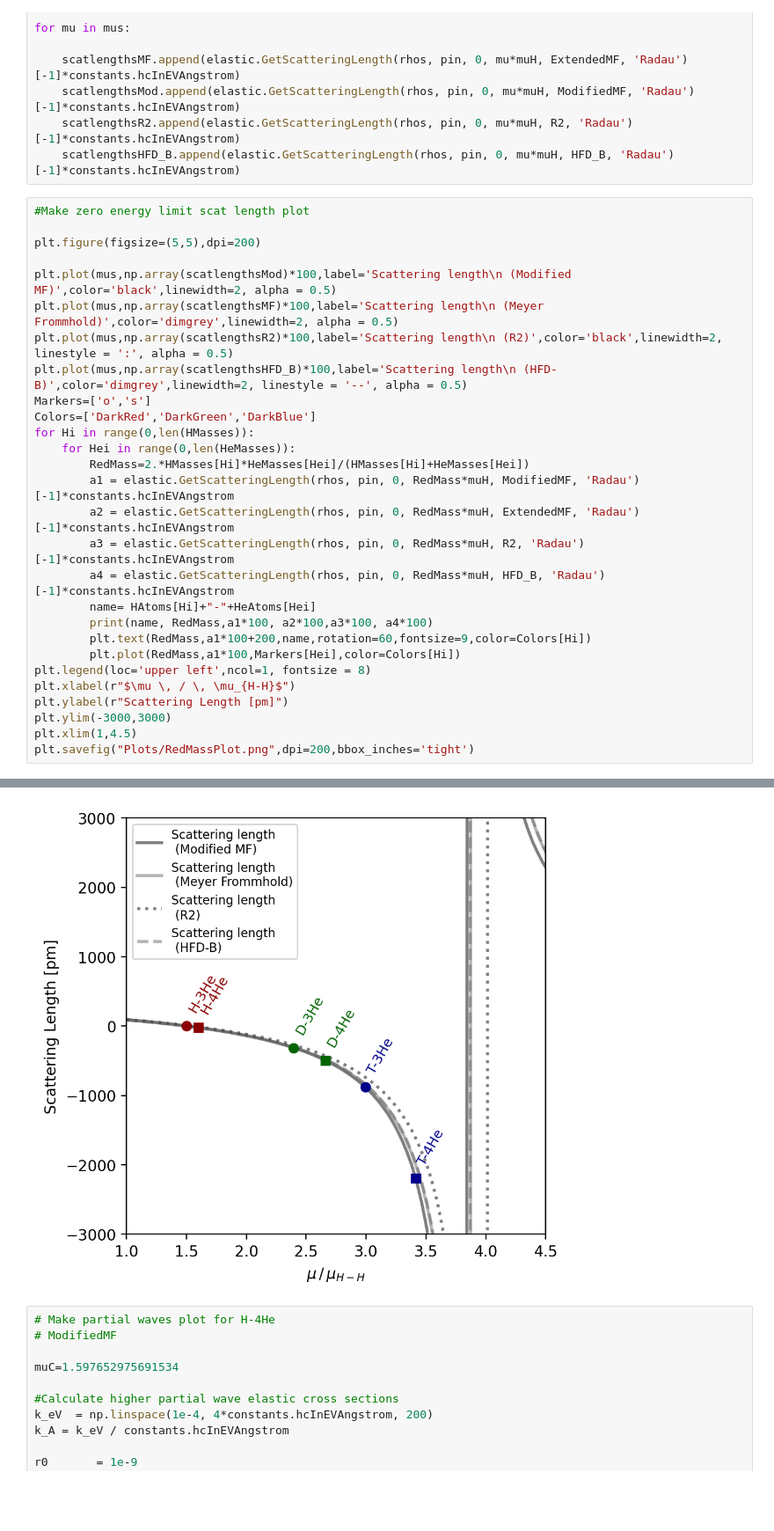
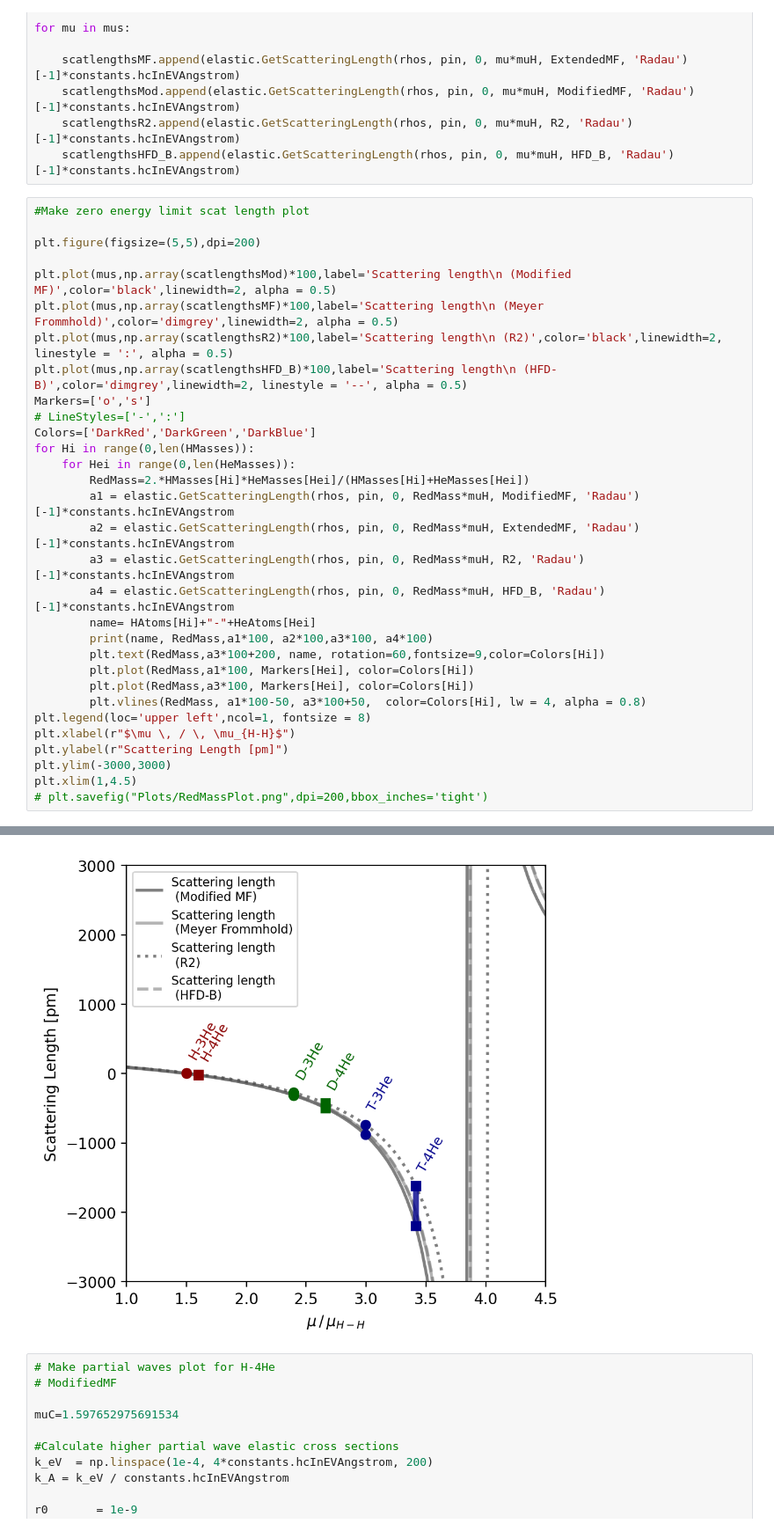
Before and after one commit to UTA-NURES/AtomicTrit, a Jupyter notebook: examples/HeH.ipynb, the cells around one changed output, grey strips where cells are left out. Shown at 88% size. Drawn from its saved outputs; the diff is of its cells as text; blank space fills up the shorter version.

Commit message:
upd:Plot Plots/RedMassPlot.png was updated. Added "error" bars,

```diff
--- a/examples/HeH.ipynb
+++ b/examples/HeH.ipynb
@@ -127,6 +127,7 @@ plt.plot(mus,np.array(scatlengthsMF)*100,label='Scattering length\n (Meyer Fromm
 plt.plot(mus,np.array(scatlengthsR2)*100,label='Scattering length\n (R2)',color='black',linewidth=2, linestyle = ':', alpha = 0.5)
 plt.plot(mus,np.array(scatlengthsHFD_B)*100,label='Scattering length\n (HFD-B)',color='dimgrey',linewidth=2, linestyle = '--', alpha = 0.5)
 Markers=['o','s']
+# LineStyles=['-',':']
 Colors=['DarkRed','DarkGreen','DarkBlue']
 for Hi in range(0,len(HMasses)):
     for Hei in range(0,len(HeMasses)):
@@ -137,14 +138,16 @@ for Hi in range(0,len(HMasses)):
         a4 = elastic.GetScatteringLength(rhos, pin, 0, RedMass*muH, HFD_B, 'Radau')[-1]*constants.hcInEVAngstrom
         name= HAtoms[Hi]+"-"+HeAtoms[Hei]
         print(name, RedMass,a1*100, a2*100,a3*100, a4*100)
-        plt.text(RedMass,a1*100+200,name,rotation=60,fontsize=9,color=Colors[Hi])
-        plt.plot(RedMass,a1*100,Markers[Hei],color=Colors[Hi])
+        plt.text(RedMass,a3*100+200, name, rotation=60,fontsize=9,color=Colors[Hi])
+        plt.plot(RedMass,a1*100, Markers[Hei], color=Colors[Hi])
+        plt.plot(RedMass,a3*100, Markers[Hei], color=Colors[Hi])
+        plt.vlines(RedMass, a1*100-50, a3*100+50,  color=Colors[Hi], lw = 4, alpha = 0.8)
 plt.legend(loc='upper left',ncol=1, fontsize = 8)
 plt.xlabel(r"$\mu \, / \, \mu_{H-H}$")
 plt.ylabel(r"Scattering Length [pm]")
 plt.ylim(-3000,3000)
 plt.xlim(1,4.5)
-plt.savefig("Plots/RedMassPlot.png",dpi=200,bbox_inches='tight')
+# plt.savefig("Plots/RedMassPlot.png",dpi=200,bbox_inches='tight')
 # %% [output]
 H-3He 1.4990059642147118 3.8453594413616345 -0.6829634196736848 10.578543778490621 1.4858941644679116
 H-4He 1.597652975691534 -19.06067395327103 -23.12522830699451 -10.309032547385701 -20.653743050611766
@@ -155,4 +159,4 @@ T-4He 3.4140852245876068 -2195.8618466061907 -1993.2758354064954 -1614.232238200
-[figure, old version]
+[figure, new version]
 # %%
 # Make partial waves plot for H-4He
 # ModifiedMF
```
Also changed, not shown: parts of 1 cell of this notebook.
